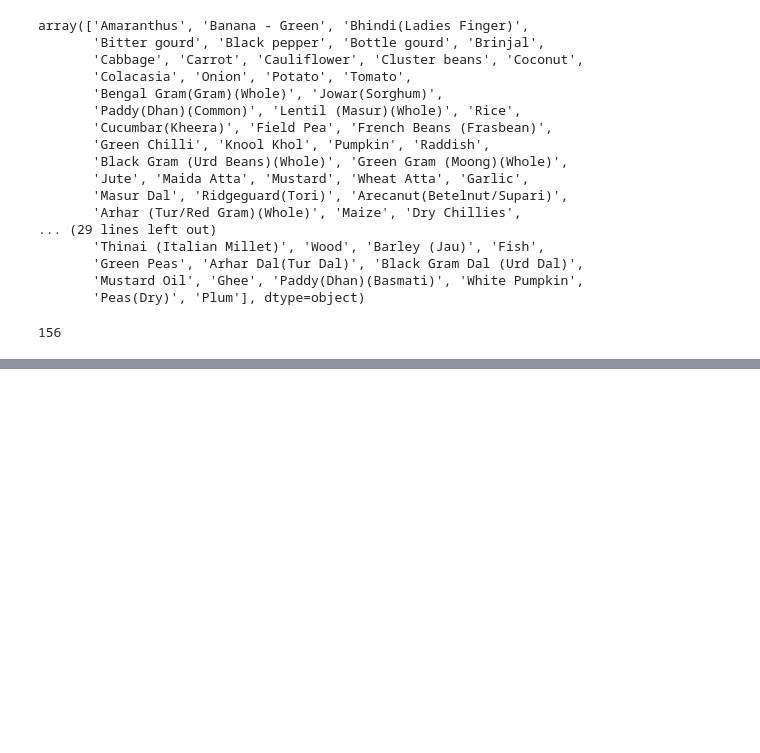
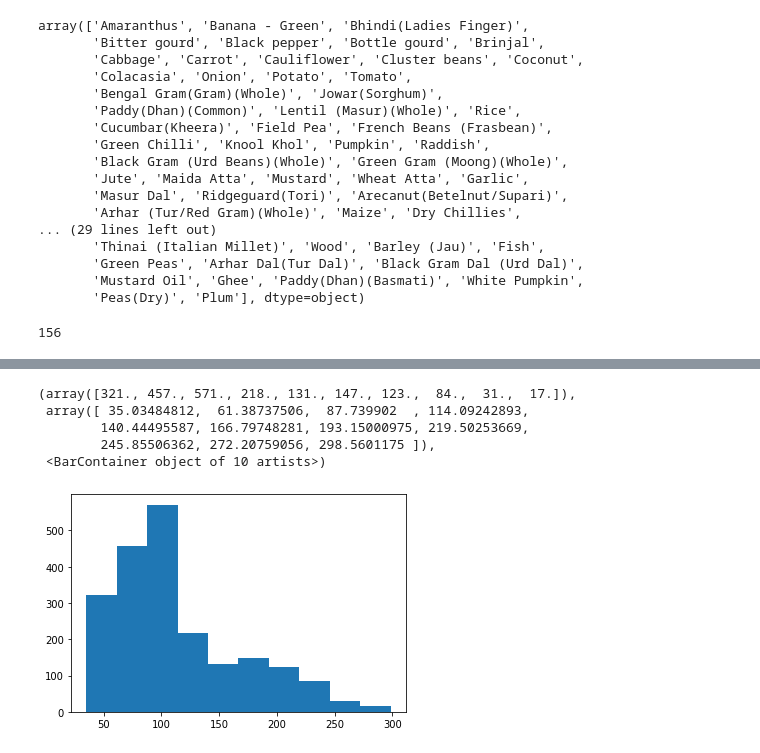
Before and after one commit to Sahil-Amritkar/TRINIT-Crop-Prediction-CPPTonight, a Jupyter notebook: data_exploration.ipynb, the cells around one changed output, grey strips where cells are left out. Drawn from its saved outputs; the diff is of its cells as text; code cells hidden in the pictures; blank space fills up the shorter version.

```diff
--- a/data_exploration.ipynb
+++ b/data_exploration.ipynb
@@ -241,0 +257,9 @@ dtype: float64
+# %%
+plt.hist(crop_reco['rainfall'])
+# %% [output]
+(array([321., 457., 571., 218., 131., 147., 123.,  84.,  31.,  17.]),
+ array([ 35.03484812,  61.38737506,  87.739902  , 114.09242893,
+        140.44495587, 166.79748281, 193.15000975, 219.50253669,
+        245.85506362, 272.20759056, 298.5601175 ]),
+ <BarContainer object of 10 artists>)
+[figure, added]
```
Also changed, not shown: parts of 27 cells of this notebook, 19 other files.
